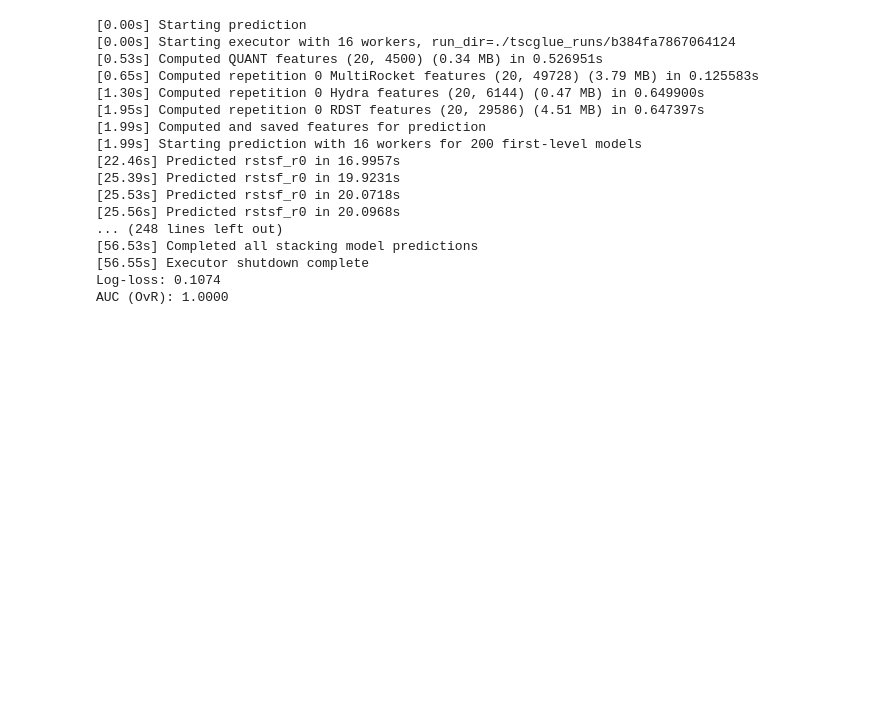
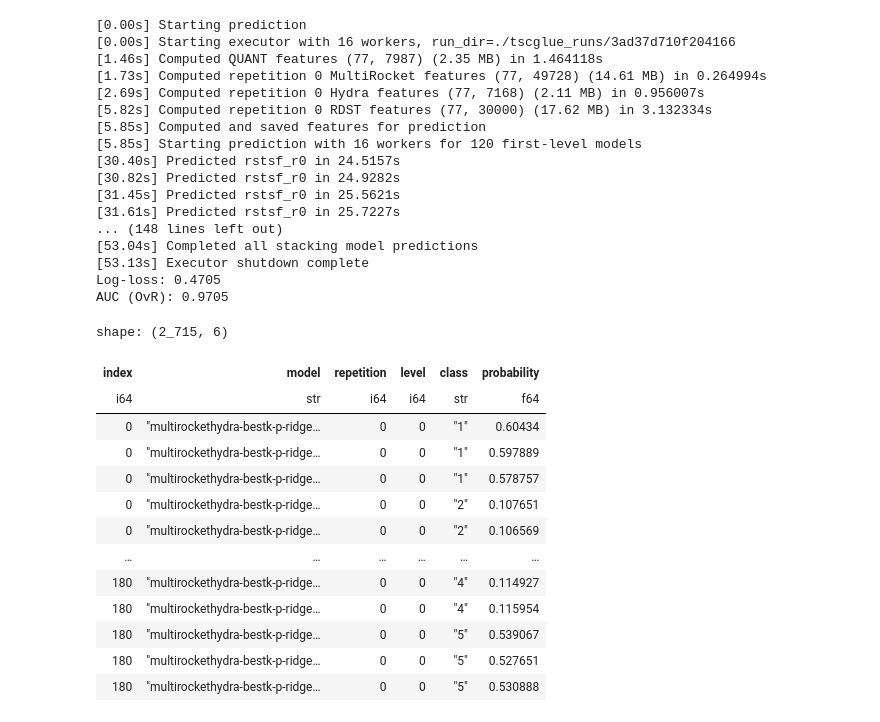
Before and after one commit to gasperpetelin/TSCGlue, a Jupyter notebook: notebooks/065-multifold.ipynb, the cells around one changed output. Saved outputs shown, nothing was run; the diff lists cells and outputs as text; code cells hidden in the pictures; blank space fills up the shorter version.

```diff
--- a/notebooks/065-multifold.ipynb
+++ b/notebooks/065-multifold.ipynb
@@ -16,8 +16,8 @@ print(X_train.shape, y_train.shape, X_test.shape, y_test.shape)
 # %%
 seed = 243
 # %%
-m = LokyStackerV9Base(n_repetitions=1, random_state=seed, n_jobs=16, keep_features=True, verbose=2, stacking_models=['probability-et'])
-m.fit(X_train, y_train)
-y_pred = m.predict(X_test)
-acc = accuracy_score(y_test, y_pred)
-print(f"Accuracy on {dataset}: {acc}")
+#m = LokyStackerV9Base(n_repetitions=1, random_state=seed, n_jobs=16, keep_features=True, verbose=2, stacking_models=['probability-et'])
+#m.fit(X_train, y_train)
+#y_pred = m.predict(X_test)
+#acc = accuracy_score(y_test, y_pred)
+#print(f"Accuracy on {dataset}: {acc}")
@@ -77,5 +33,5 @@ AUC (OvR): 1.0000
 # %%
-m = LokyStackerV9Base(n_repetitions=5, random_state=seed, n_jobs=16, keep_features=True, verbose=2, stacking_models=['probability-et'])
+m = LokyStackerV9Base(n_repetitions=3, random_state=seed, n_jobs=16, keep_features=True, verbose=2, stacking_models=['probability-et'])
 m.fit(X_train, y_train)
 y_pred = m.predict(X_test)
 acc = accuracy_score(y_test, y_pred)
@@ -139,19 +65,37 @@ else:
 print(f"AUC (OvR): {auc:.4f}")
 # %% [output]
 [0.00s] Starting prediction
-[0.00s] Starting executor with 16 workers, run_dir=./tscglue_runs/b384fa7867064124
-[0.53s] Computed QUANT features (20, 4500) (0.34 MB) in 0.526951s
-[0.65s] Computed repetition 0 MultiRocket features (20, 49728) (3.79 MB) in 0.125583s
-[1.30s] Computed repetition 0 Hydra features (20, 6144) (0.47 MB) in 0.649900s
-[1.95s] Computed repetition 0 RDST features (20, 29586) (4.51 MB) in 0.647397s
-[1.99s] Computed and saved features for prediction
-[1.99s] Starting prediction with 16 workers for 200 first-level models
-[22.46s] Predicted rstsf_r0 in 16.9957s
-[25.39s] Predicted rstsf_r0 in 19.9231s
-[25.53s] Predicted rstsf_r0 in 20.0718s
-[25.56s] Predicted rstsf_r0 in 20.0968s
-... (248 lines left out)
-[56.53s] Completed all stacking model predictions
-[56.55s] Executor shutdown complete
-Log-loss: 0.1074
-AUC (OvR): 1.0000
+[0.00s] Starting executor with 16 workers, run_dir=./tscglue_runs/3ad37d710f204166
+[1.46s] Computed QUANT features (77, 7987) (2.35 MB) in 1.464118s
+[1.73s] Computed repetition 0 MultiRocket features (77, 49728) (14.61 MB) in 0.264994s
+[2.69s] Computed repetition 0 Hydra features (77, 7168) (2.11 MB) in 0.956007s
+[5.82s] Computed repetition 0 RDST features (77, 30000) (17.62 MB) in 3.132334s
+[5.85s] Computed and saved features for prediction
+[5.85s] Starting prediction with 16 workers for 120 first-level models
+[30.40s] Predicted rstsf_r0 in 24.5157s
+[30.82s] Predicted rstsf_r0 in 24.9282s
+[31.45s] Predicted rstsf_r0 in 25.5621s
+[31.61s] Predicted rstsf_r0 in 25.7227s
+... (148 lines left out)
+[53.04s] Completed all stacking model predictions
+[53.13s] Executor shutdown complete
+Log-loss: 0.4705
+AUC (OvR): 0.9705
+# %%
+df = pl.DataFrame(m.neki)
+df.filter(pl.col("model") == "multirockethydra-bestk-p-ridgecv_r0").sort('index', 'class')
+# %% [output]
+shape: (2_715, 6)
+| index | model | repetition | level | class | probability |
+| i64 | str | i64 | i64 | str | f64 |
+| 0 | "multirockethydra-bestk-p-ridge… | 0 | 0 | "1" | 0.60434 |
+| 0 | "multirockethydra-bestk-p-ridge… | 0 | 0 | "1" | 0.597889 |
+| 0 | "multirockethydra-bestk-p-ridge… | 0 | 0 | "1" | 0.578757 |
+| 0 | "multirockethydra-bestk-p-ridge… | 0 | 0 | "2" | 0.107651 |
+| 0 | "multirockethydra-bestk-p-ridge… | 0 | 0 | "2" | 0.106569 |
+| … | … | … | … | … | … |
+| 180 | "multirockethydra-bestk-p-ridge… | 0 | 0 | "4" | 0.114927 |
+| 180 | "multirockethydra-bestk-p-ridge… | 0 | 0 | "4" | 0.115954 |
+| 180 | "multirockethydra-bestk-p-ridge… | 0 | 0 | "5" | 0.539067 |
+| 180 | "multirockethydra-bestk-p-ridge… | 0 | 0 | "5" | 0.527651 |
+| 180 | "multirockethydra-bestk-p-ridge… | 0 | 0 | "5" | 0.530888 |
```
Also changed, not shown: parts of 4 cells of this notebook, 6 other files.
